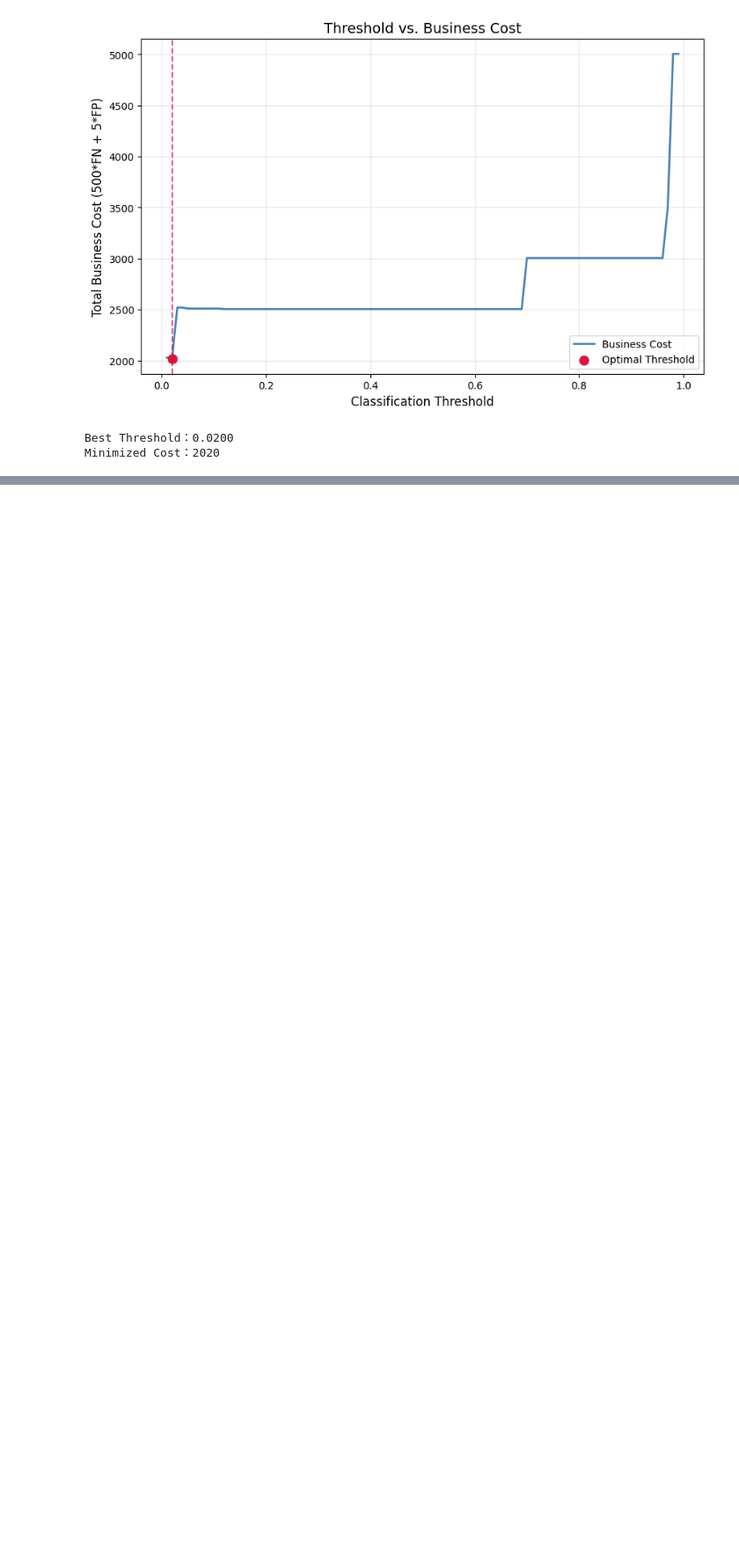
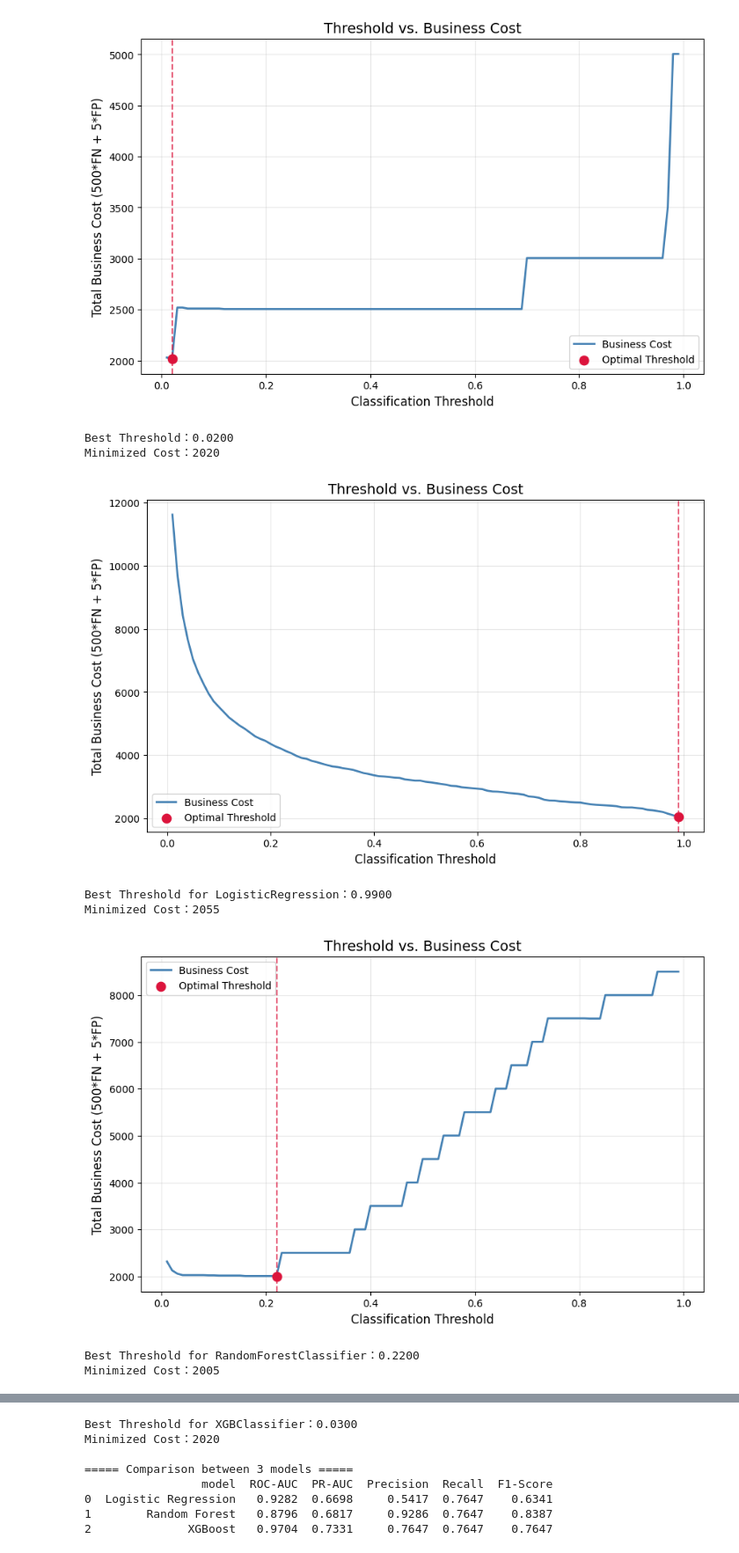
Before and after one commit to DaisyLuxy/credit_fraud_ml, a Jupyter notebook: notebooks/02_baseline.ipynb, the cells around one changed output, grey strips where cells are left out. Shown at 88% size. Drawn from its saved outputs; the diff is of its cells as text; code cells hidden in the pictures; blank space fills up the shorter version.

Commit message:
feat: add find_best_thresholds for other 2 models and upgrade evaluation

```diff
--- a/notebooks/02_baseline.ipynb
+++ b/notebooks/02_baseline.ipynb
@@ -120,15 +73,0 @@ print(result_df)
-# %%
-# 中文注释：定义业务成本，寻找最优阈值
-import numpy as np
-proba = pipe_xgb.predict_proba(X_test)[:, 1]
-thresholds = np.linspace(0.01, 0.99, 99)
-costs = []
-for t in thresholds:
-    y_pred = (proba > t).astype(int)
-    fn = ((y_pred == 0) & (y_test == 1)).sum()  # 漏判欺诈
-    fp = ((y_pred == 1) & (y_test == 0)).sum()  # 误报
-    cost = 500 * fn + 5 * fp
-    costs.append(cost)
-
-best_t = thresholds[np.argmin(costs)]
-print("Best thresholds:", best_t)
@@ -158,3 +161,58 @@ print(f"Minimized Cost：{min(costs)}")
 [figure]
 Best Threshold：0.0200
 Minimized Cost：2020
+# %%
+# 输出关键指标——因为样本极度不平衡，重点看 PR-AUC 和 Recall
+# y_proba = pipe.predict_proba(X_test)[:, 1]
+# print("ROC-AUC:", roc_auc_score(y_test, y_proba))
+# print("PR-AUC :", average_precision_score(y_test, y_proba))
+# print(classification_report(y_test, y_proba > 0.5))
+
+# 终极升级版：包含全部核心指标（适配不平衡数据，取正类1的指标）
+def evaluate(name, model, X_test, y_test, best_t):
+    proba = model.predict_proba(X_test)[:, 1]
+    y_pred = proba > best_t
+
+    return {
+        "model": name,
+        "ROC-AUC": round(roc_auc_score(y_test, proba), 4),
+        "PR-AUC": round(average_precision_score(y_test, proba), 4),
+        # 只统计少数类/正类=1的精准率、召回率、F1（不平衡数据核心指标）
+        "Precision": round(precision_score(y_test, y_pred, pos_label=1), 4),
+        "Recall": round(recall_score(y_test, y_pred, pos_label=1), 4),
+        "F1-Score": round(f1_score(y_test, y_pred, pos_label=1), 4)
+    }
+
+# 批量存储结果
+results = []
+
+# 录入指标
+results.append(evaluate("Logistic Regression", pipe_lr, X_test, y_test,find_best_t(pipe_lr)))
+find_best_t.plot()
+results.append(evaluate("Random Forest", pipe_rf, X_test, y_test,find_best_t(pipe_rf)))
+find_best_t.plot()
+results.append(evaluate("XGBoost", pipe_xgb, X_test, y_test,find_best_t(pipe_xgb)))
+find_best_t.plot()
+
+print("")
+
+# 生成完整对比表格
+result_df = pd.DataFrame(results)
+print("===== Comparison between 3 models =====")
+print(result_df)
+
+# best_t_lr = find_best_t(pipe_lr)
+# find_best_t.plot()
+
+# best_t_rf = find_best_t(pipe_rf)
+# find_best_t.plot()
+
+# best_t_xgb = find_best_t(pipe_xgb)
+# find_best_t.plot()
+# %% [output]
+[figure, added]
+Best Threshold for LogisticRegression：0.9900
+Minimized Cost：2055
+[figure, added]
+Best Threshold for RandomForestClassifier：0.2200
+Minimized Cost：2005
@@ -160,0 +220,8 @@ Minimized Cost：2020
+Best Threshold for XGBClassifier：0.0300
+Minimized Cost：2020
+
+===== Comparison between 3 models =====
+                 model  ROC-AUC  PR-AUC  Precision  Recall  F1-Score
+0  Logistic Regression   0.9282  0.6698     0.5417  0.7647    0.6341
+1        Random Forest   0.8796  0.6817     0.9286  0.7647    0.8387
+2              XGBoost   0.9704  0.7331     0.7647  0.7647    0.7647
```
Also changed, not shown: parts of 6 cells of this notebook, 1 other file.
